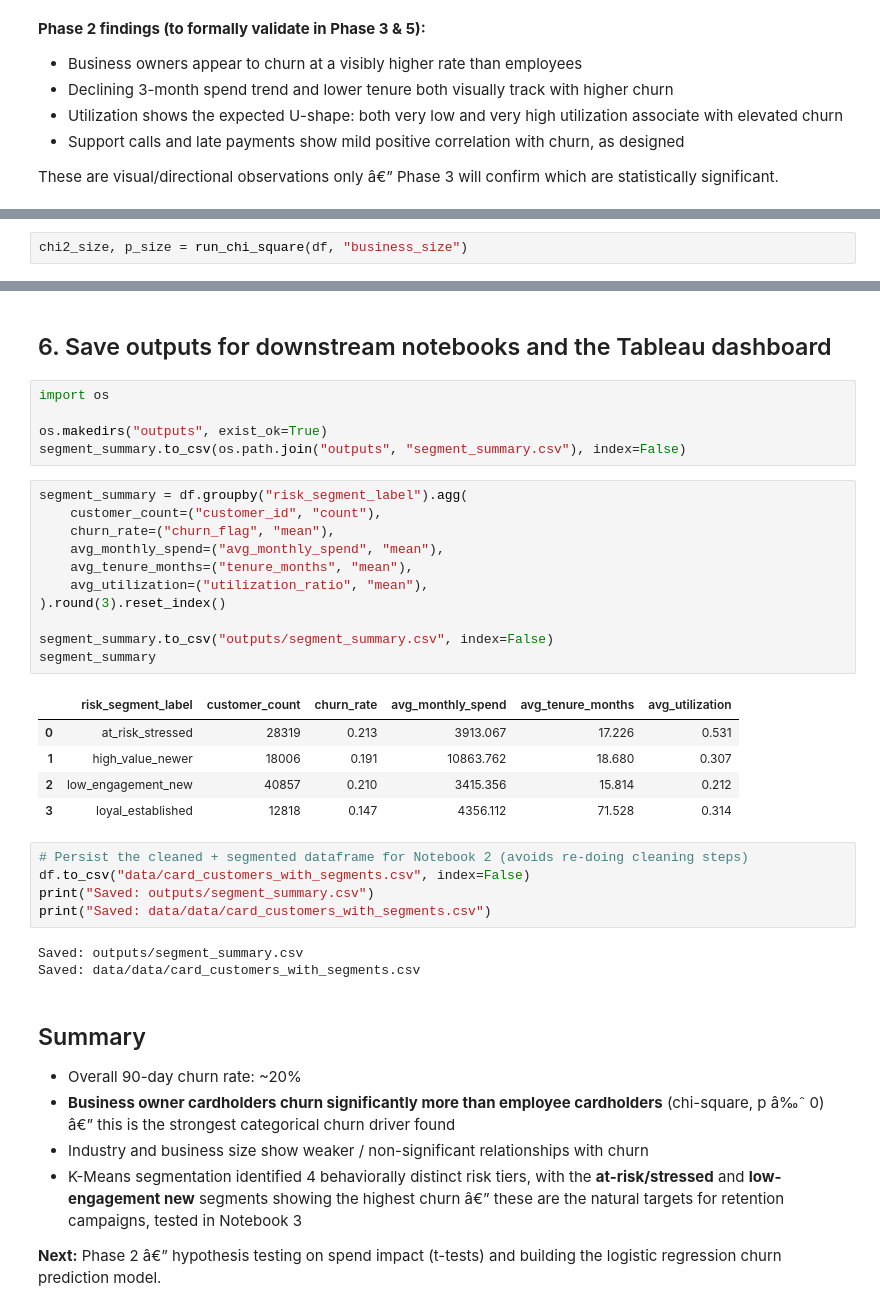
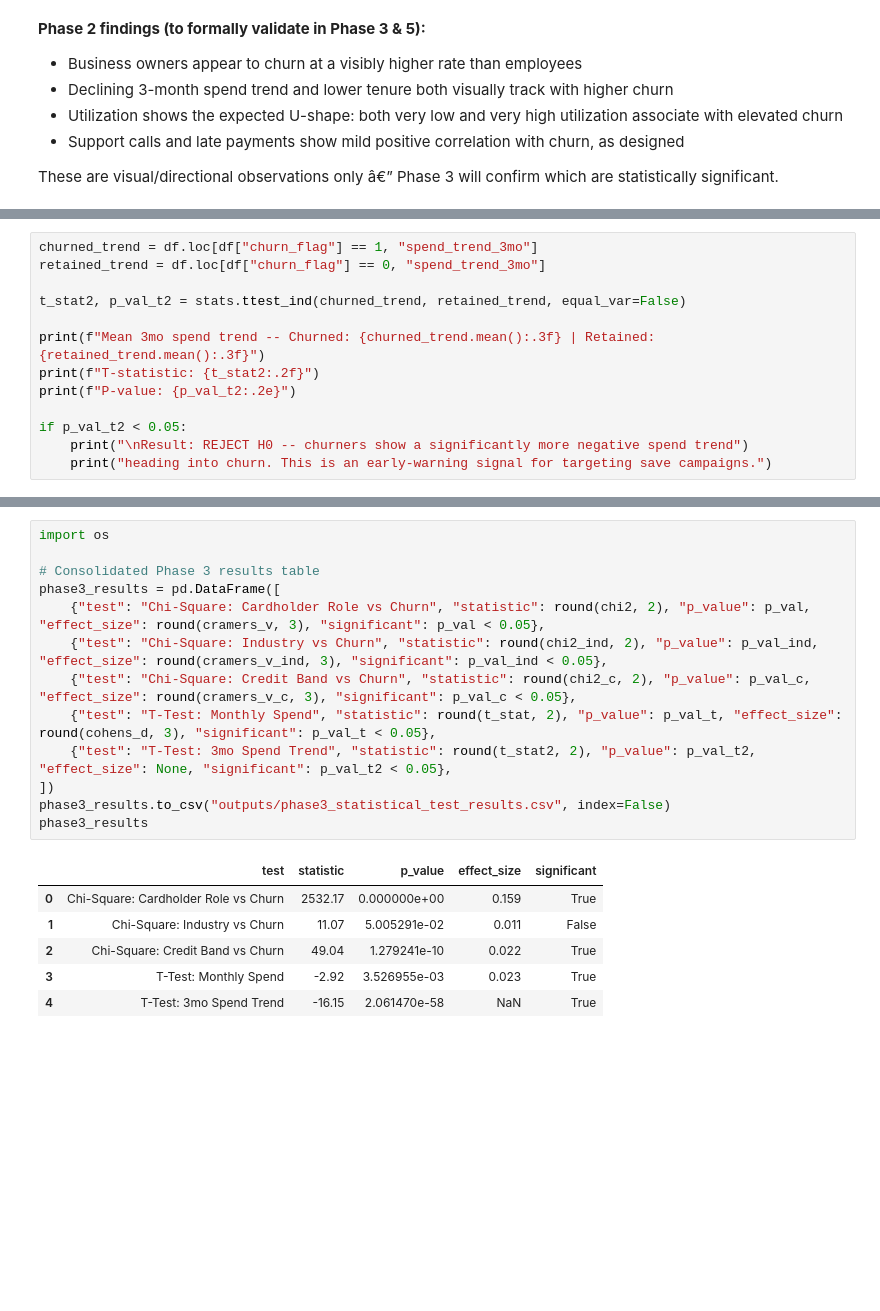
Before and after one commit to sandeepsingh9871/Credit-Card-Churn-Prediction-And-Retention-Analytics, a Jupyter notebook: Credit card churn prediction and retention analytics.ipynb, the cells around one changed output, grey strips where cells are left out. Drawn from its saved outputs; the diff is of its cells as text; blank space fills up the shorter version.

```diff
--- a/Credit card churn prediction and retention analytics.ipynb
+++ b/Credit card churn prediction and retention analytics.ipynb
@@ -332,3 +396,14 @@ chi2 = 11.07, dof = 5, p-value = 0.05005
 # %%
-chi2_size, p_size = run_chi_square(df, "business_size")
+churned_trend = df.loc[df["churn_flag"] == 1, "spend_trend_3mo"]
+retained_trend = df.loc[df["churn_flag"] == 0, "spend_trend_3mo"]
+
+t_stat2, p_val_t2 = stats.ttest_ind(churned_trend, retained_trend, equal_var=False)
+
+print(f"Mean 3mo spend trend -- Churned: {churned_trend.mean():.3f} | Retained: {retained_trend.mean():.3f}")
+print(f"T-statistic: {t_stat2:.2f}")
+print(f"P-value: {p_val_t2:.2e}")
+
+if p_val_t2 < 0.05:
+    print("\nResult: REJECT H0 -- churners show a significantly more negative spend trend")
+    print("heading into churn. This is an early-warning signal for targeting save campaigns.")
 # %% [output]
@@ -470,45 +416,20 @@ plt.show()
-# %% [markdown]
-## 6. Save outputs for downstream notebooks and the Tableau dashboard
-# %%
-import os
-
-os.makedirs("outputs", exist_ok=True)
-segment_summary.to_csv(os.path.join("outputs", "segment_summary.csv"), index=False)
-# %%
-segment_summary = df.groupby("risk_segment_label").agg(
-    customer_count=("customer_id", "count"),
-    churn_rate=("churn_flag", "mean"),
-    avg_monthly_spend=("avg_monthly_spend", "mean"),
-    avg_tenure_months=("tenure_months", "mean"),
-    avg_utilization=("utilization_ratio", "mean"),
-).round(3).reset_index()
-
-segment_summary.to_csv("outputs/segment_summary.csv", index=False)
-segment_summary
-# %% [output]
-|  | risk_segment_label | customer_count | churn_rate | avg_monthly_spend | avg_tenure_months | avg_utilization |
-| 0 | at_risk_stressed | 28319 | 0.213 | 3913.067 | 17.226 | 0.531 |
-| 1 | high_value_newer | 18006 | 0.191 | 10863.762 | 18.680 | 0.307 |
-| 2 | low_engagement_new | 40857 | 0.210 | 3415.356 | 15.814 | 0.212 |
-| 3 | loyal_established | 12818 | 0.147 | 4356.112 | 71.528 | 0.314 |
-# %%
-# Persist the cleaned + segmented dataframe for Notebook 2 (avoids re-doing cleaning steps)
-df.to_csv("data/card_customers_with_segments.csv", index=False)
-print("Saved: outputs/segment_summary.csv")
-print("Saved: data/data/card_customers_with_segments.csv")
-# %% [output]
-Saved: outputs/segment_summary.csv
-Saved: data/data/card_customers_with_segments.csv
-# %% [markdown]
-## Summary
-
-- Overall 90-day churn rate: ~20%
-- **Business owner cardholders churn significantly more than employee cardholders**
-  (chi-square, p â‰ˆ 0) â€” this is the strongest categorical churn driver found
-- Industry and business size show weaker / non-significant relationships with churn
-- K-Means segmentation identified 4 behaviorally distinct risk tiers, with the
-  **at-risk/stressed** and **low-engagement new** segments showing the highest churn â€”
-  these are the natural targets for retention campaigns, tested in Notebook 3
-
-**Next:** Phase 2 â€” hypothesis testing on spend impact (t-tests) and building the
-logistic regression churn prediction model.
+# %%
+import os
+
+# Consolidated Phase 3 results table
+phase3_results = pd.DataFrame([
+    {"test": "Chi-Square: Cardholder Role vs Churn", "statistic": round(chi2, 2), "p_value": p_val, "effect_size": round(cramers_v, 3), "significant": p_val < 0.05},
+    {"test": "Chi-Square: Industry vs Churn", "statistic": round(chi2_ind, 2), "p_value": p_val_ind, "effect_size": round(cramers_v_ind, 3), "significant": p_val_ind < 0.05},
+    {"test": "Chi-Square: Credit Band vs Churn", "statistic": round(chi2_c, 2), "p_value": p_val_c, "effect_size": round(cramers_v_c, 3), "significant": p_val_c < 0.05},
+    {"test": "T-Test: Monthly Spend", "statistic": round(t_stat, 2), "p_value": p_val_t, "effect_size": round(cohens_d, 3), "significant": p_val_t < 0.05},
+    {"test": "T-Test: 3mo Spend Trend", "statistic": round(t_stat2, 2), "p_value": p_val_t2, "effect_size": None, "significant": p_val_t2 < 0.05},
+])
+phase3_results.to_csv("outputs/phase3_statistical_test_results.csv", index=False)
+phase3_results
+# %% [output]
+|  | test | statistic | p_value | effect_size | significant |
+| 0 | Chi-Square: Cardholder Role vs Churn | 2532.17 | 0.000000e+00 | 0.159 | True |
+| 1 | Chi-Square: Industry vs Churn | 11.07 | 5.005291e-02 | 0.011 | False |
+| 2 | Chi-Square: Credit Band vs Churn | 49.04 | 1.279241e-10 | 0.022 | True |
+| 3 | T-Test: Monthly Spend | -2.92 | 3.526955e-03 | 0.023 | True |
+| 4 | T-Test: 3mo Spend Trend | -16.15 | 2.061470e-58 | NaN | True |
```
Also changed, not shown: parts of 36 cells of this notebook, 5 other files.
